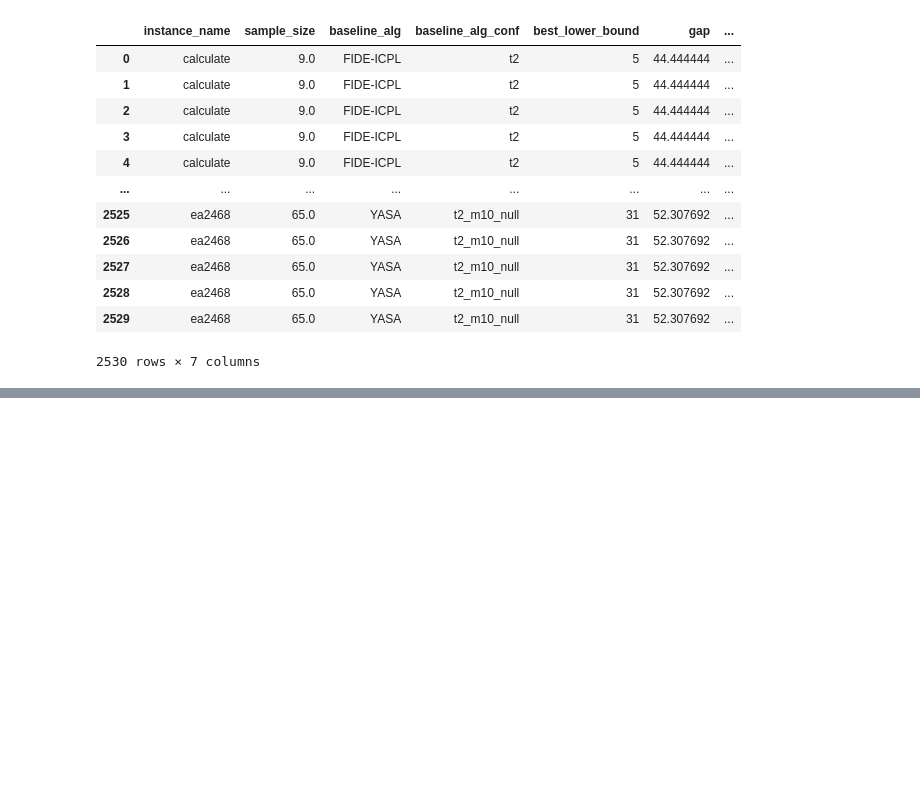
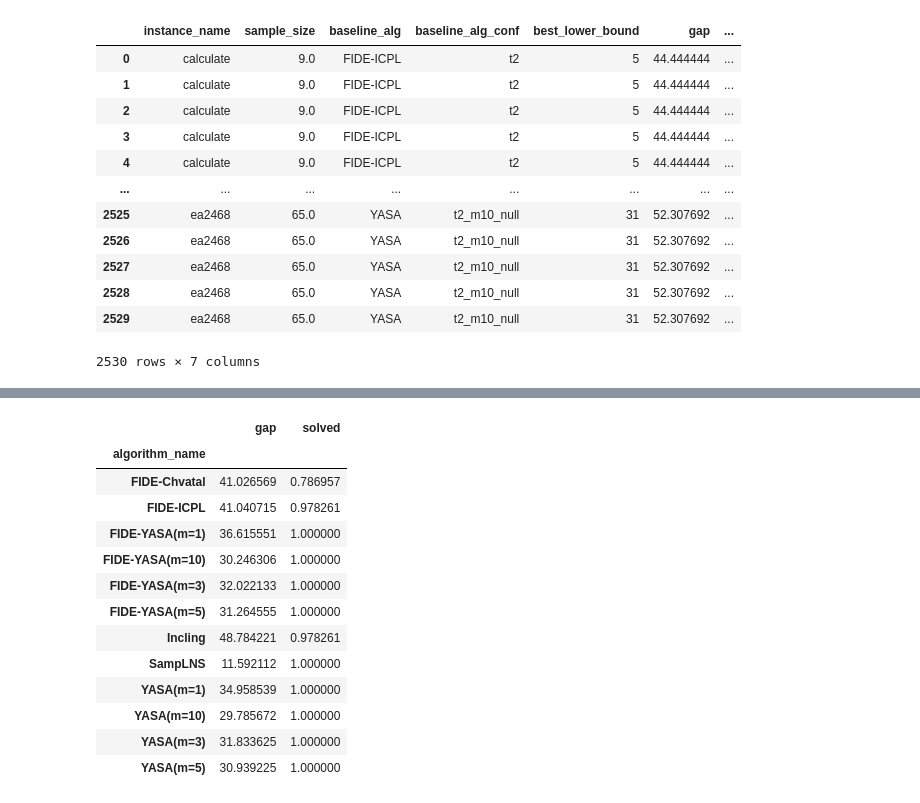
Before and after one commit to tubs-alg/SampLNS, a Jupyter notebook: evaluation/04_based_on_yasa/07_lower_bound_gap.ipynb, the cells around one changed output, grey strips where cells are left out. Cells and saved outputs as stored; diff of their text form; code cells hidden in the pictures; blank space fills up the shorter version.

```diff
--- a/evaluation/04_based_on_yasa/07_lower_bound_gap.ipynb
+++ b/evaluation/04_based_on_yasa/07_lower_bound_gap.ipynb
@@ -80 +98,20 @@ baseline_data
+# %%
+gaps["solved"] = 0.0
+gaps.loc[~gaps["gap"].isna(), "solved"]=1
+gaps.groupby(["algorithm_name"]).mean()
+# %% [output]
+|  | gap | solved |
+| algorithm_name |  |  |
+| FIDE-Chvatal | 41.026569 | 0.786957 |
+| FIDE-ICPL | 41.040715 | 0.978261 |
+| FIDE-YASA(m=1) | 36.615551 | 1.000000 |
+| FIDE-YASA(m=10) | 30.246306 | 1.000000 |
+| FIDE-YASA(m=3) | 32.022133 | 1.000000 |
+| FIDE-YASA(m=5) | 31.264555 | 1.000000 |
+| Incling | 48.784221 | 0.978261 |
+| SampLNS | 11.592112 | 1.000000 |
+| YASA(m=1) | 34.958539 | 1.000000 |
+| YASA(m=10) | 29.785672 | 1.000000 |
+| YASA(m=3) | 31.833625 | 1.000000 |
+| YASA(m=5) | 30.939225 | 1.000000 |
 # %%
```
Also changed, not shown: parts of 3 cells of this notebook, 12 other files.
